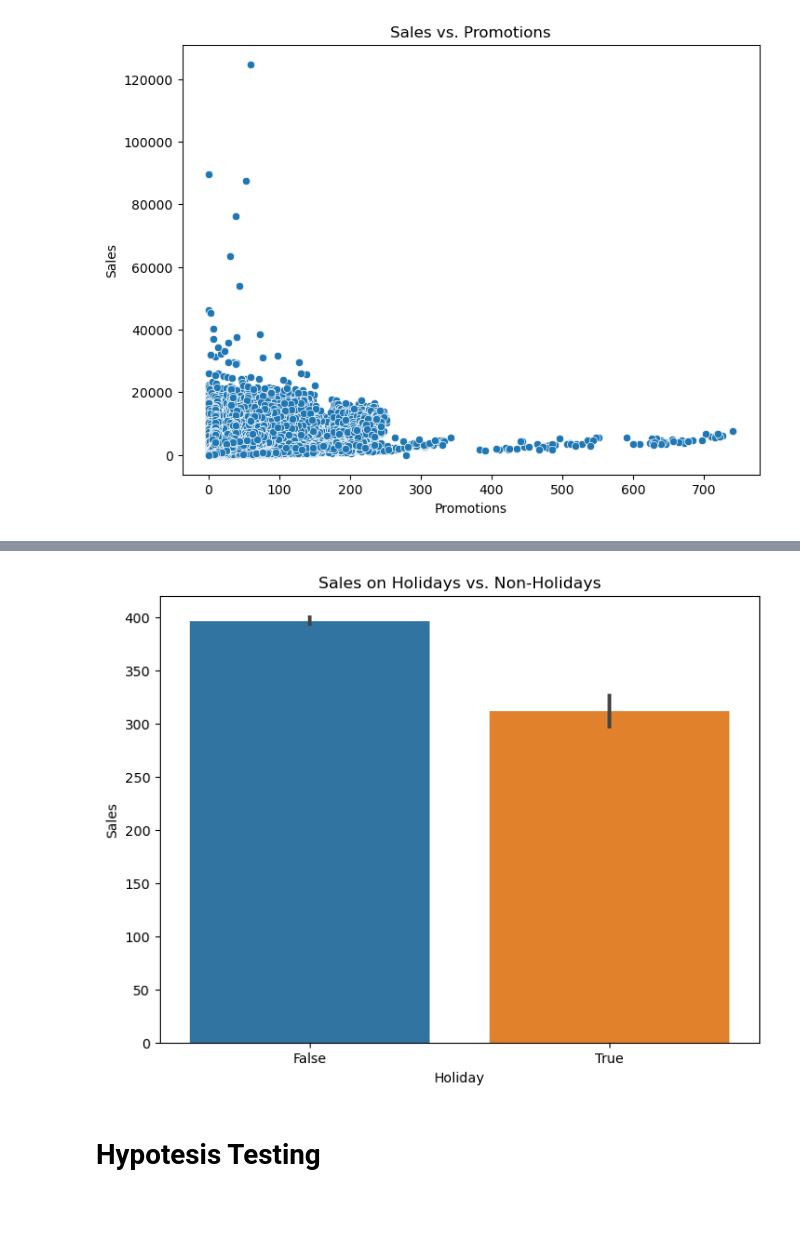
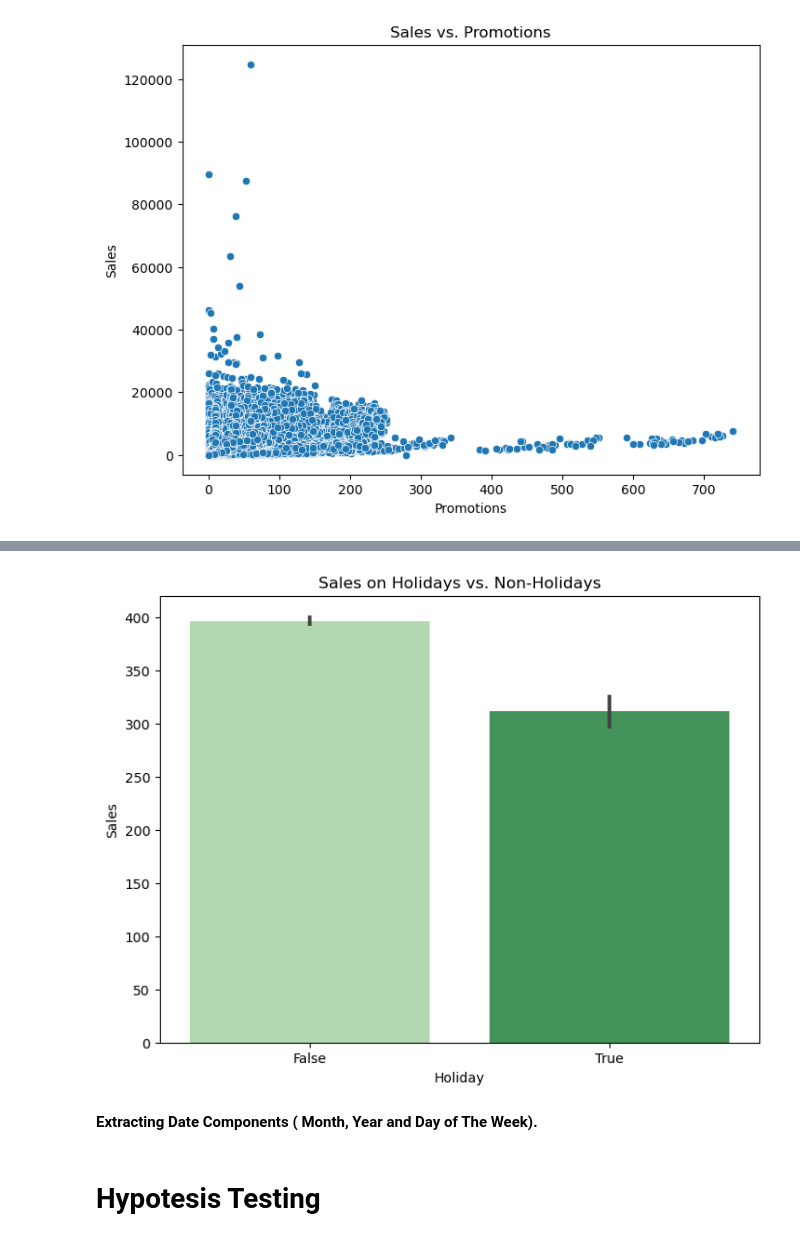
Before and after one commit to obiuzoma/LP3_project, a Jupyter notebook: lp3.ipynb, the cells around one changed output, grey strips where cells are left out. Saved outputs shown, nothing was run; the diff lists cells and outputs as text; code cells hidden in the pictures; blank space fills up the shorter version.

```diff
--- a/lp3.ipynb
+++ b/lp3.ipynb
@@ -655,3 +654,0 @@ train_data
-# %%
-holiday_df.set_index("date")
-holiday_type = holiday_df.groupby("type")["date"]
@@ -678,3 +676,0 @@ plt.show()
-# %%
-train_data.set_index("date")
-holiday_df.set_index('date')
@@ -1048,19 +889,21 @@ plt.show()
 # %%
 
 
 
 # Merge 'train' and 'holiday' on 'date'
-# merged_data_holidays = pd.merge(train_data, holiday_df, on='date', how='left')
+merged_data_holidays = pd.merge(train_data, holiday_df, on='date', how='left')
 
 # Correlation analysis
-correlation_holidays = merged_data[['sales', 'transferred']].corr()
+correlation_holidays = merged_data_holidays[['sales', 'transferred']].corr()
 
 # Visualization
 plt.figure(figsize=(8, 6))
-sns.barplot(x='transferred', y='sales', data=merged_data)
+sns.barplot(x='transferred', y='sales', data=merged_data_holidays, palette='Greens')
 plt.title('Sales on Holidays vs. Non-Holidays')
 plt.xlabel('Holiday')
 plt.ylabel('Sales')
 plt.show()
 # %% [output]
-[figure, old version]
+[figure, new version]
+# %% [markdown]
+<b>Extracting Date Components ( Month, Year and Day of The Week).
```
Also changed, not shown: parts of 85 cells of this notebook.
